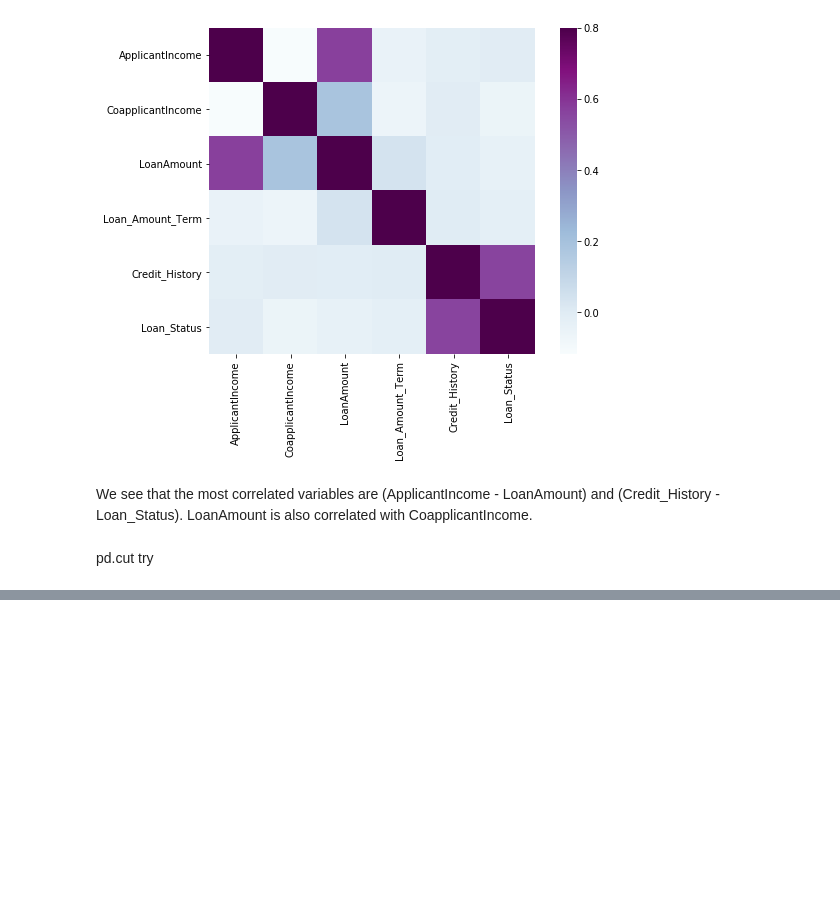
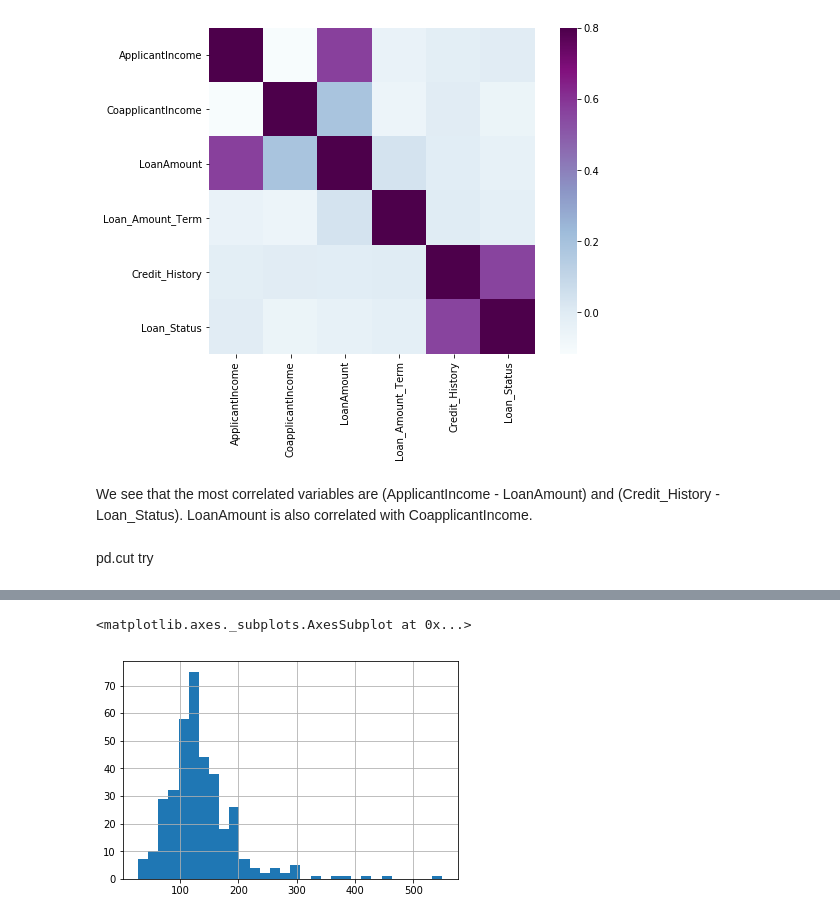
Before and after one commit to SwatiModi/loan-prediction, a Jupyter notebook: Loan.ipynb, the cells around one changed output, grey strips where cells are left out. Saved outputs shown, nothing was run; the diff lists cells and outputs as text; code cells hidden in the pictures; blank space fills up the shorter version.

```diff
--- a/Loan.ipynb
+++ b/Loan.ipynb
@@ -436,0 +528,7 @@ Categories (3, object): [poor < normal < excellent]
+# %%
+test['Gender'].fillna(test['Gender'].mode()[0],inplace=True)
+test['Dependents'].fillna(train['Dependents'].mode()[0], inplace=True)
+test['Self_Employed'].fillna(train['Self_Employed'].mode()[0], inplace=True)
+test['Credit_History'].fillna(train['Credit_History'].mode()[0], inplace=True)
+test['Loan_Amount_Term'].fillna(train['Loan_Amount_Term'].mode()[0], inplace=True)
+test['LoanAmount'].fillna(train['LoanAmount'].median(), inplace=True)
@@ -436,0 +599,7 @@ Categories (3, object): [poor < normal < excellent]
+# %%
+test['LoanAmount_log'] = np.log(test['LoanAmount'])
+# %%
+test['LoanAmount'].hist(bins=30)
+# %% [output]
+<matplotlib.axes._subplots.AxesSubplot at 0x...>
+[figure, added]
```
Also changed, not shown: parts of 60 cells of this notebook, 1 other file.
